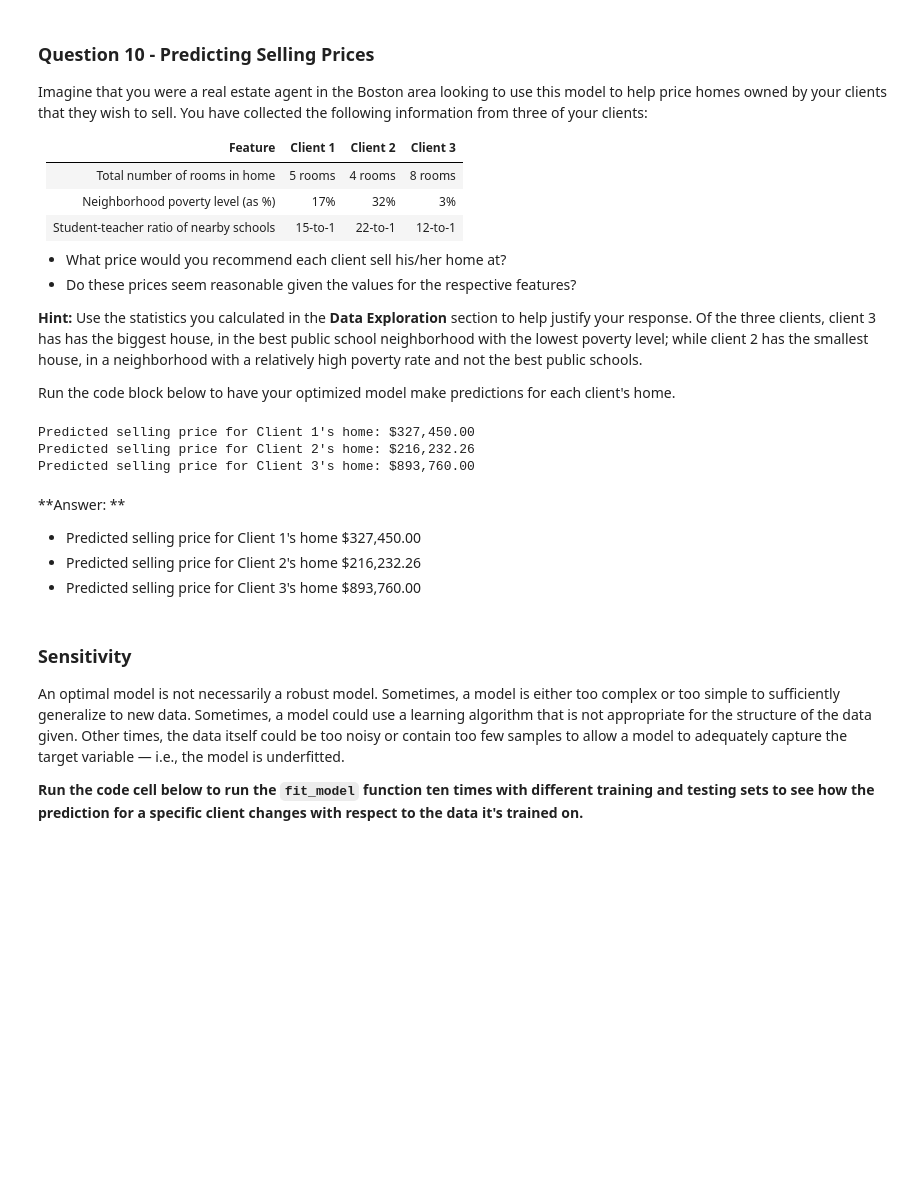
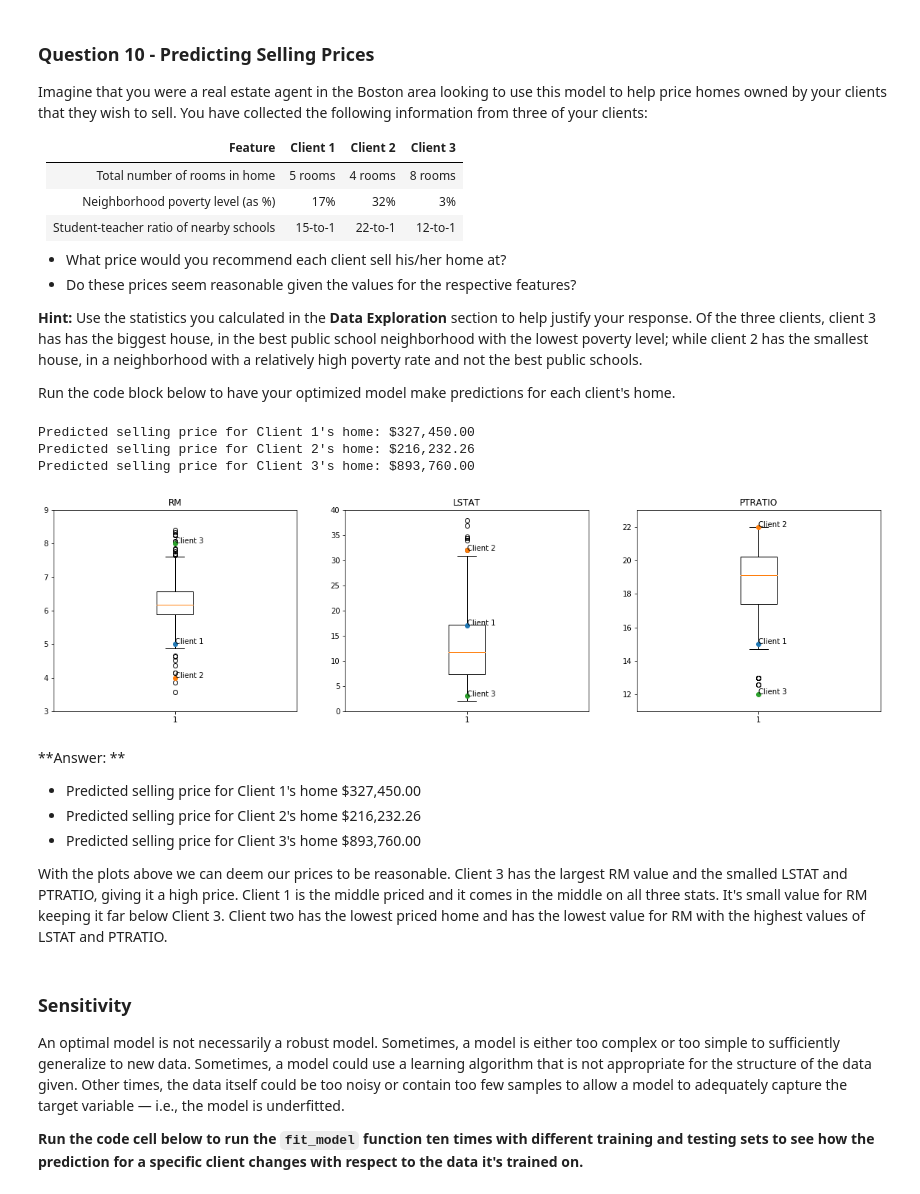
Before and after one commit to bcadge/machine-learning, a Jupyter notebook: projects/boston_housing/boston_housing.ipynb, the cells around one changed output. Drawn from its saved outputs; the diff is of its cells as text; code cells hidden in the pictures; blank space fills up the shorter version.

```diff
--- a/projects/boston_housing/boston_housing.ipynb
+++ b/projects/boston_housing/boston_housing.ipynb
@@ -348,21 +348,36 @@ Run the code block below to have your optimized model make predictions for each
 # %%
 # Produce a matrix for client data
 client_data = [[5, 17, 15], # Client 1
                [4, 32, 22], # Client 2
                [8, 3, 12]]  # Client 3
 
 # Show predictions
 for i, price in enumerate(reg.predict(client_data)):
     print("Predicted selling price for Client {}'s home: ${:,.2f}".format(i+1, price))
+
+import matplotlib.pyplot as plt
+plt.figure(figsize=(20, 5))
+y_ax = [[3,9],[0,40],[11,23]]
+for i, col in enumerate(features.columns):
+  plt.subplot(1, 3, i+1)
+  plt.boxplot(data[col])
+  plt.title(col)
+  for j in range(3):
+    plt.plot(1, client_data[j][i], marker="o")
+    plt.annotate('Client '+str(j+1), xy=(1,client_data[j][i]))
+    plt.ylim(y_ax[i])
 # %% [output]
 Predicted selling price for Client 1's home: $327,450.00
 Predicted selling price for Client 2's home: $216,232.26
 Predicted selling price for Client 3's home: $893,760.00
+[figure, added]
 # %% [markdown]
 **Answer: **
 - Predicted selling price for Client 1's home \$327,450.00
 - Predicted selling price for Client 2's home \$216,232.26
 - Predicted selling price for Client 3's home \$893,760.00
+
+With the plots above we can deem our prices to be reasonable. Client 3 has the largest RM value and the smalled LSTAT and PTRATIO, giving it a high price. Client 1 is the middle priced and it comes in the middle on all three stats. It's small value for RM keeping it far below Client 3. Client two has the lowest priced home and has the lowest value for RM with the highest values of LSTAT and PTRATIO.
 # %% [markdown]
 ### Sensitivity
 An optimal model is not necessarily a robust model. Sometimes, a model is either too complex or too simple to sufficiently generalize to new data. Sometimes, a model could use a learning algorithm that is not appropriate for the structure of the data given. Other times, the data itself could be too noisy or contain too few samples to allow a model to adequately capture the target variable — i.e., the model is underfitted.
```
Also changed, not shown: parts of 4 cells of this notebook, 1 other file.
